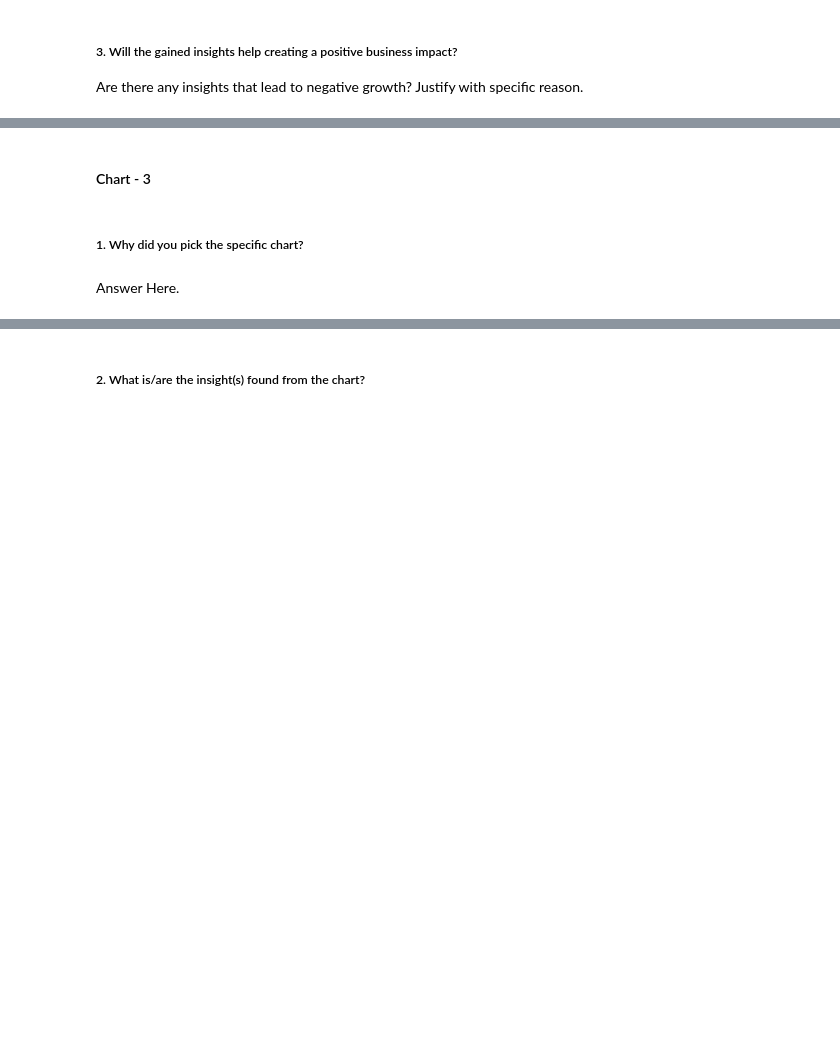
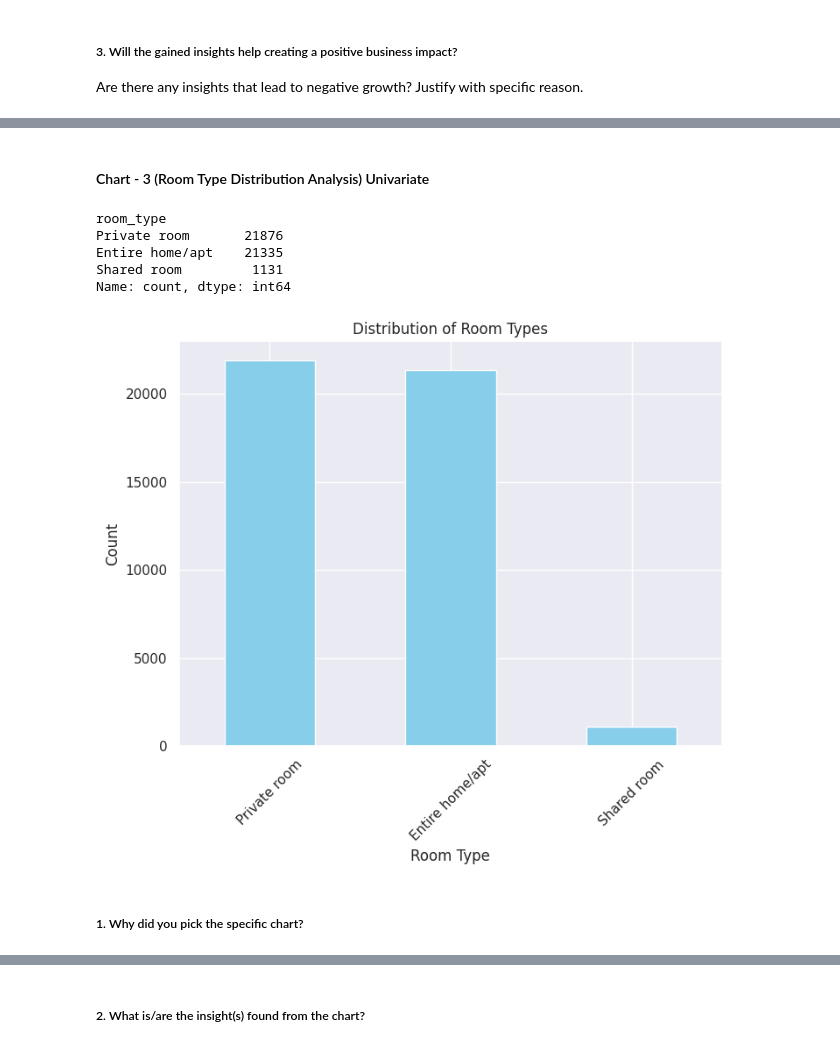
Before and after one commit to AakashRaj-data/Exploratory-Data-analysis, a Jupyter notebook: AirBnb_Bookings_Analysis_(AR).ipynb, the cells around one changed output, grey strips where cells are left out. Saved outputs shown, nothing was run; the diff lists cells and outputs as text; code cells hidden in the pictures; blank space fills up the shorter version.

```diff
--- a/AirBnb_Bookings_Analysis_(AR).ipynb
+++ b/AirBnb_Bookings_Analysis_(AR).ipynb
@@ -433,2 +550,2 @@ Answer Here
 # %% [markdown]
-#### Chart - 3
+#### Chart - 3 (Room Type Distribution Analysis) Univariate
@@ -437,4 +552,23 @@ Answer Here
+# %%
+room_type_counts = airbnb_df['room_type'].value_counts()
+print(room_type_counts)
+# %% [output]
+room_type
+Private room       21876
+Entire home/apt    21335
+Shared room         1131
+Name: count, dtype: int64
+# %%
+room_type_counts = airbnb_df['room_type'].value_counts()
+
+plt.figure(figsize=(8, 6))
+room_type_counts.plot(kind='bar', color='skyblue')
+plt.title('Distribution of Room Types')
+plt.xlabel('Room Type')
+plt.ylabel('Count')
+plt.xticks(rotation=45)
+plt.show()
+# %% [output]
+[figure, added]
 # %% [markdown]
 ##### 1. Why did you pick the specific chart?
-# %% [markdown]
-Answer Here.
```
Also changed, not shown: parts of 52 cells of this notebook.
